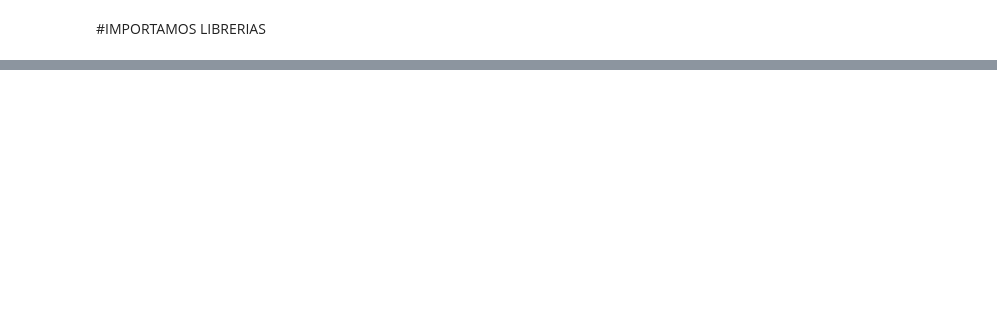
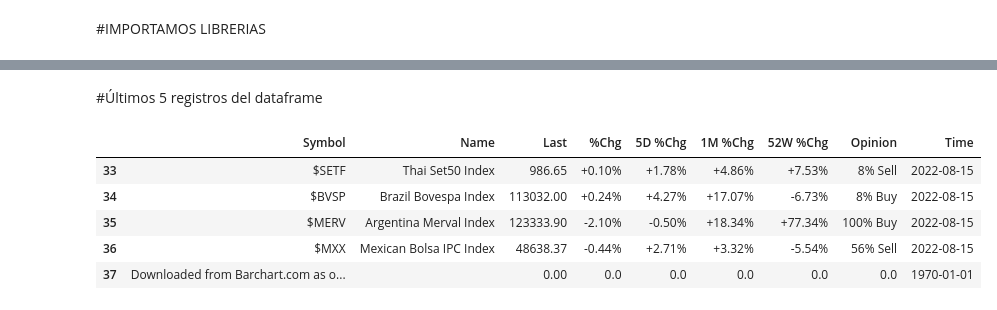
Before and after one commit to jmmartinnu2/Pandas-finanzas, a Jupyter notebook: data_finanzas.ipynb, the cells around one changed output, grey strips where cells are left out. Drawn from its saved outputs; the diff is of its cells as text; code cells hidden in the pictures; blank space fills up the shorter version.

```diff
--- a/data_finanzas.ipynb
+++ b/data_finanzas.ipynb
@@ -12,0 +168,11 @@ FileNotFoundError: ignored
+# %% [markdown]
+#Últimos 5 registros del dataframe
+# %%
+data.tail()
+# %% [output]
+|  | Symbol | Name | Last | %Chg | 5D %Chg | 1M %Chg | 52W %Chg | Opinion | Time |
+| 33 | $SETF | Thai Set50 Index | 986.65 | +0.10% | +1.78% | +4.86% | +7.53% | 8% Sell | 2022-08-15 |
+| 34 | $BVSP | Brazil Bovespa Index | 113032.00 | +0.24% | +4.27% | +17.07% | -6.73% | 8% Buy | 2022-08-15 |
+| 35 | $MERV | Argentina Merval Index | 123333.90 | -2.10% | -0.50% | +18.34% | +77.34% | 100% Buy | 2022-08-15 |
+| 36 | $MXX | Mexican Bolsa IPC Index | 48638.37 | -0.44% | +2.71% | +3.32% | -5.54% | 56% Sell | 2022-08-15 |
+| 37 | Downloaded from Barchart.com as o... |  | 0.00 | 0.0 | 0.0 | 0.0 | 0.0 | 0.0 | 1970-01-01 |
```
Also changed, not shown: parts of 25 cells of this notebook.
